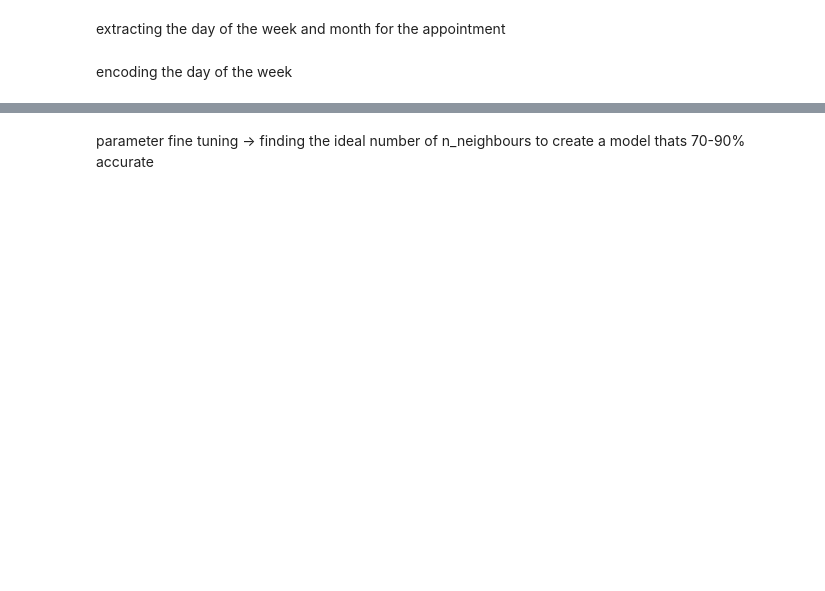
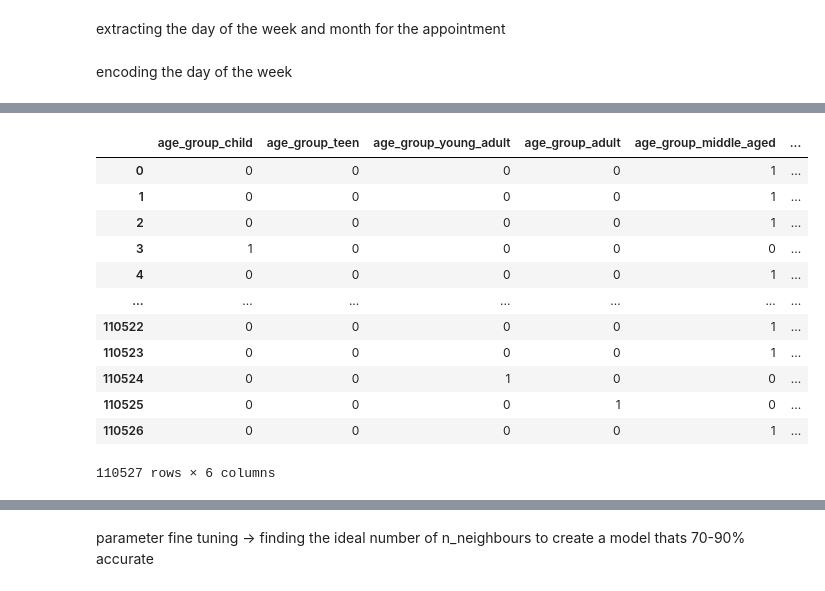
Before and after one commit to soipanhamisi/KNN_Classification_Regression_Analysis, a Jupyter notebook: notebooks/assignment_2.ipynb, the cells around one changed output, grey strips where cells are left out. Drawn from its saved outputs; the diff is of its cells as text; code cells hidden in the pictures; blank space fills up the shorter version.

```diff
--- a/notebooks/assignment_2.ipynb
+++ b/notebooks/assignment_2.ipynb
@@ -359,0 +386,17 @@ kcl = KNeighborsClassifier(n_neighbors=5).fit(X_train,y_train)
+# %%
+age_group_dummies = pd.get_dummies(noshow_dataset_df1["age_group"], prefix='age_group', dtype=int)
+age_group_dummies
+# %% [output]
+|  | age_group_child | age_group_teen | age_group_young_adult | age_group_adult | age_group_middle_aged | ... |
+| 0 | 0 | 0 | 0 | 0 | 1 | ... |
+| 1 | 0 | 0 | 0 | 0 | 1 | ... |
+| 2 | 0 | 0 | 0 | 0 | 1 | ... |
+| 3 | 1 | 0 | 0 | 0 | 0 | ... |
+| 4 | 0 | 0 | 0 | 0 | 1 | ... |
+| ... | ... | ... | ... | ... | ... | ... |
+| 110522 | 0 | 0 | 0 | 0 | 1 | ... |
+| 110523 | 0 | 0 | 0 | 0 | 1 | ... |
+| 110524 | 0 | 0 | 1 | 0 | 0 | ... |
+| 110525 | 0 | 0 | 0 | 1 | 0 | ... |
+| 110526 | 0 | 0 | 0 | 0 | 1 | ... |
+110527 rows × 6 columns
```
Also changed, not shown: parts of 39 cells of this notebook.
